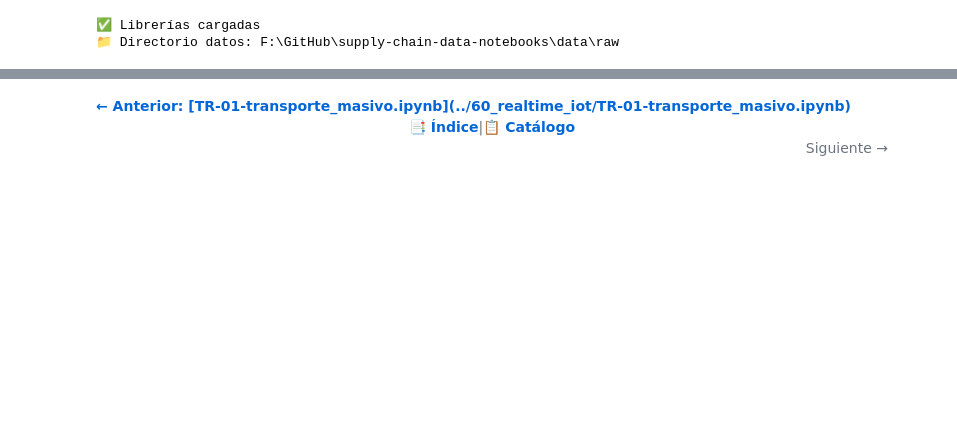
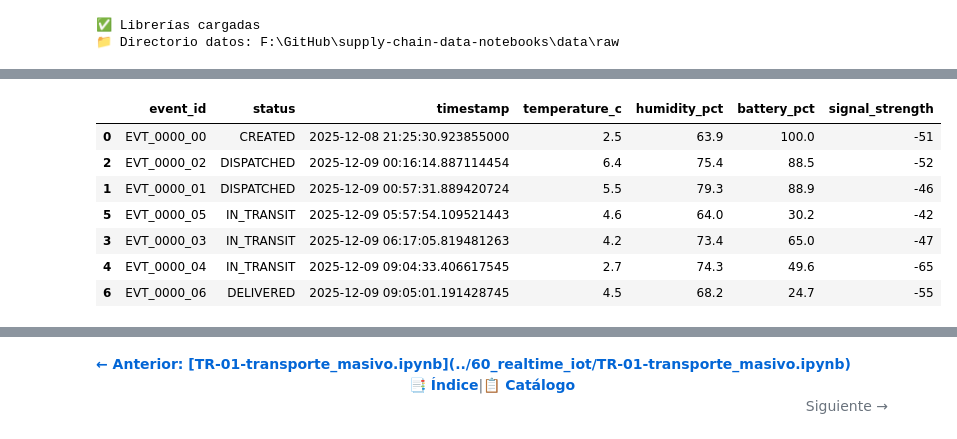
Before and after one commit to lraigosov/supply-chain-data-notebooks, a Jupyter notebook: notebooks/60_realtime_iot/RT-04-iot_sensors_intro.ipynb, the cells around one changed output, grey strips where cells are left out. Cells and saved outputs as stored; diff of their text form; code cells hidden in the pictures; blank space fills up the shorter version.

```diff
--- a/notebooks/60_realtime_iot/RT-04-iot_sensors_intro.ipynb
+++ b/notebooks/60_realtime_iot/RT-04-iot_sensors_intro.ipynb
@@ -23,4 +150,5 @@ Sensores IoT generan datos continuos (temperatura, humedad, ocupación) de almac
 # %%
+# 📚 Importar librerías
 import pandas as pd
 import numpy as np
 import plotly.express as px
@@ -28,10 +156,12 @@ import plotly.graph_objects as go
 from plotly.subplots import make_subplots
 from pathlib import Path
 from datetime import datetime
+import warnings
+warnings.filterwarnings('ignore')
 
 # Rutas
-DATA_DIR = Path("../../data/raw")
-OUTPUT_DIR = Path("../../data/processed")
+DATA_DIR = root / "data" / "raw"
+OUTPUT_DIR = root / "data" / "processed"
 OUTPUT_DIR.mkdir(exist_ok=True)
 
 print("✅ Librerías cargadas")
@@ -44,11 +179,0 @@ print(f"📁 Directorio datos: {DATA_DIR.resolve()}")
-# %%
-# Cargar eventos de transporte con telemetría
-df_transport = pd.read_csv(DATA_DIR / "transport_events.csv", parse_dates=['timestamp'])
-df_locations = pd.read_csv(DATA_DIR / "locations.csv")
-
-print("📡 Datos de Sensores:")
-print(f"  - Eventos: {len(df_transport)} registros")
-print(f"  - Ubicaciones: {len(df_locations)} locations")
-print(f"  - Rango temporal: {df_transport['timestamp'].min()} a {df_transport['timestamp'].max()}")
-
-display(df_transport.head())
@@ -65,0 +321,73 @@ display(df_transport.head())
+# %%
+# Seleccionar una orden de ejemplo para análisis detallado
+sample_order = df_transport['order_id'].iloc[0]
+df_sample = df_transport[df_transport['order_id'] == sample_order].sort_values('timestamp').copy()
+
+print(f"📦 Analizando Orden: {sample_order}")
+print(f"   - Eventos: {len(df_sample)}")
+print(f"   - Estados registrados: {df_sample['status'].unique().tolist()}")
+print(f"   - Duración: {(df_sample['timestamp'].max() - df_sample['timestamp'].min()).total_seconds()/3600:.1f} horas")
+
+# Añadir tiempo transcurrido desde inicio
+df_sample['hours_elapsed'] = (df_sample['timestamp'] - df_sample['timestamp'].min()).dt.total_seconds() / 3600
+
+# Mostrar telemetría completa
+print("\n📊 Telemetría de Sensores:")
+display(df_sample[['event_id', 'status', 'timestamp', 'temperature_c', 'humidity_pct', 'battery_pct', 'signal_strength']])
+
+# Visualización de telemetría en el tiempo
+fig = make_subplots(
+    rows=3, cols=1,
+    subplot_titles=('Temperatura (°C)', 'Batería (%)', 'Señal (dBm)'),
+    vertical_spacing=0.12,
+    shared_xaxes=True
+)
+
+# Temperatura
+fig.add_trace(
+    go.Scatter(x=df_sample['hours_elapsed'], y=df_sample['temperature_c'],
+              mode='lines+markers', name='Temperatura',
+              line=dict(color='red', width=2),
+              marker=dict(size=8)),
+    row=1, col=1
+)
+fig.add_hline(y=2, line_dash="dash", line_color="blue", row=1, col=1,
+              annotation_text="Min seguro (2°C)")
+fig.add_hline(y=8, line_dash="dash", line_color="orange", row=1, col=1,
+              annotation_text="Max seguro (8°C)")
+
+# Batería
+fig.add_trace(
+    go.Scatter(x=df_sample['hours_elapsed'], y=df_sample['battery_pct'],
+              mode='lines+markers', name='Batería',
+              line=dict(color='green', width=2),
+              marker=dict(size=8)),
+    row=2, col=1
+)
+fig.add_hline(y=20, line_dash="dash", line_color="red", row=2, col=1,
+              annotation_text="Nivel crítico (20%)")
+
+# Señal
+fig.add_trace(
+    go.Scatter(x=df_sample['hours_elapsed'], y=df_sample['signal_strength'],
+              mode='lines+markers', name='Señal',
+              line=dict(color='purple', width=2),
+              marker=dict(size=8)),
+    row=3, col=1
+)
+
+fig.update_xaxes(title_text="Horas desde inicio", row=3, col=1)
+fig.update_yaxes(title_text="°C", row=1, col=1)
+fig.update_yaxes(title_text="%", row=2, col=1)
+fig.update_yaxes(title_text="dBm", row=3, col=1)
+
+fig.update_layout(height=700, title_text=f"Telemetría IoT - Orden {sample_order}", showlegend=False)
+fig.show()
+
+# Estadísticas de la orden
+print(f"\n📊 Estadísticas de Telemetría:")
+print(f"   Temperatura: {df_sample['temperature_c'].min():.1f}°C - {df_sample['temperature_c'].max():.1f}°C (promedio: {df_sample['temperature_c'].mean():.1f}°C)")
+print(f"   Humedad: {df_sample['humidity_pct'].min():.1f}% - {df_sample['humidity_pct'].max():.1f}% (promedio: {df_sample['humidity_pct'].mean():.1f}%)")
+print(f"   Batería inicial: {df_sample['battery_pct'].iloc[0]:.1f}% → final: {df_sample['battery_pct'].iloc[-1]:.1f}%")
+print(f"   Señal promedio: {df_sample['signal_strength'].mean():.1f} dBm")
+# %% [output]
@@ -65,0 +400,8 @@ display(df_transport.head())
+|  | event_id | status | timestamp | temperature_c | humidity_pct | battery_pct | signal_strength |
+| 0 | EVT_0000_00 | CREATED | 2025-12-08 21:25:30.923855000 | 2.5 | 63.9 | 100.0 | -51 |
+| 2 | EVT_0000_02 | DISPATCHED | 2025-12-09 00:16:14.887114454 | 6.4 | 75.4 | 88.5 | -52 |
+| 1 | EVT_0000_01 | DISPATCHED | 2025-12-09 00:57:31.889420724 | 5.5 | 79.3 | 88.9 | -46 |
+| 5 | EVT_0000_05 | IN_TRANSIT | 2025-12-09 05:57:54.109521443 | 4.6 | 64.0 | 30.2 | -42 |
+| 3 | EVT_0000_03 | IN_TRANSIT | 2025-12-09 06:17:05.819481263 | 4.2 | 73.4 | 65.0 | -47 |
+| 4 | EVT_0000_04 | IN_TRANSIT | 2025-12-09 09:04:33.406617545 | 2.7 | 74.3 | 49.6 | -65 |
+| 6 | EVT_0000_06 | DELIVERED | 2025-12-09 09:05:01.191428745 | 4.5 | 68.2 | 24.7 | -55 |
```
Also changed, not shown: parts of 42 cells of this notebook.
